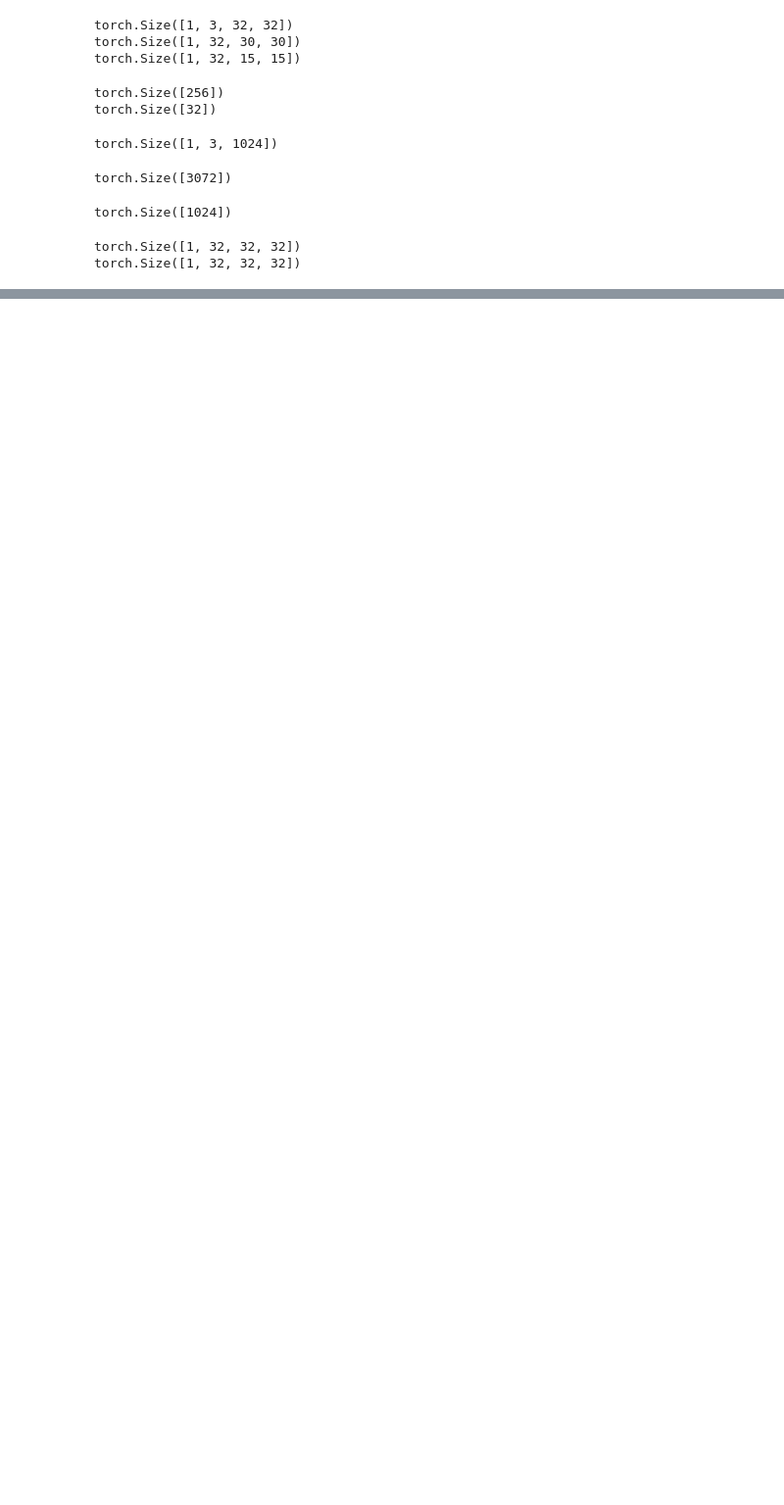
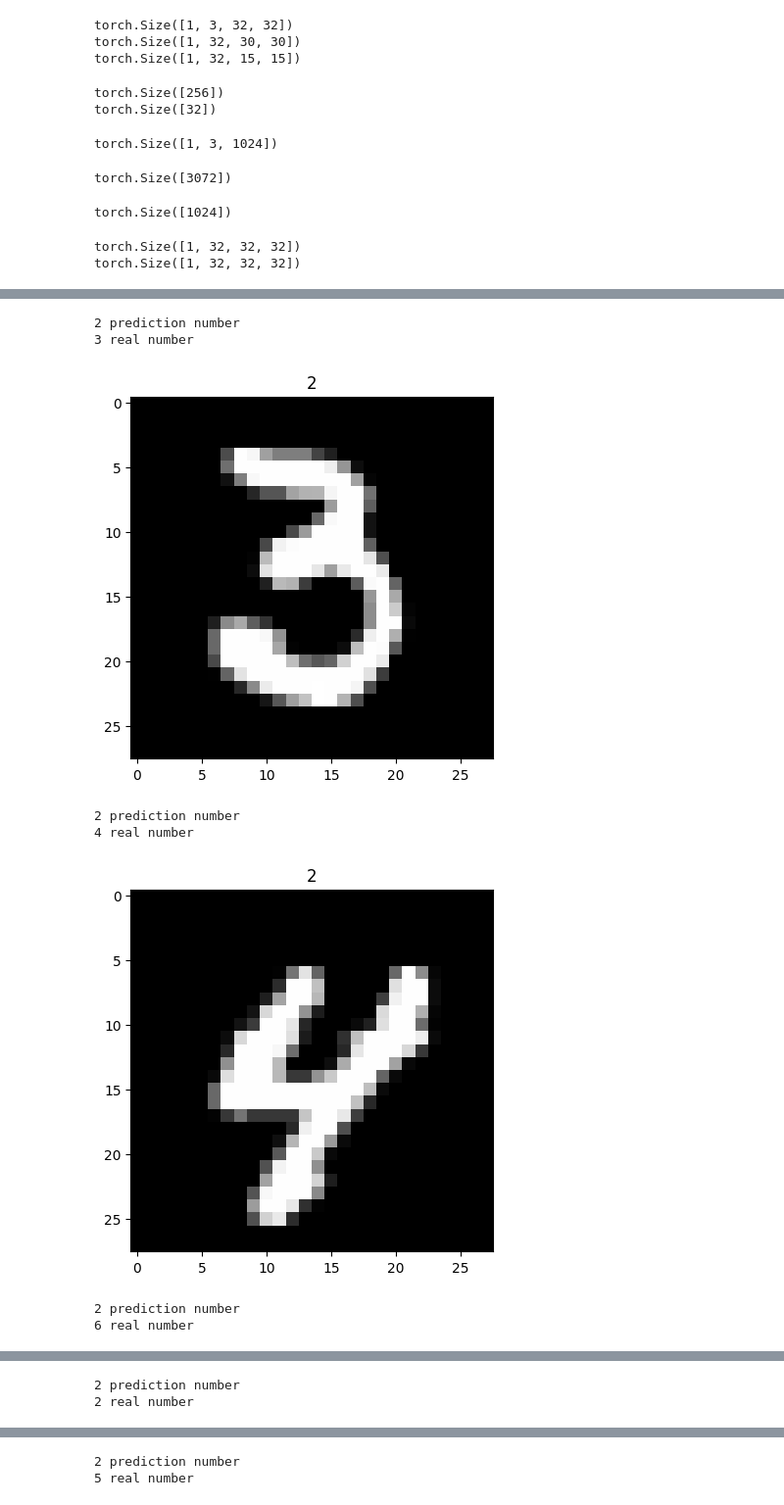
Before and after one commit to andy952359/Day3-Pytroch, a Jupyter notebook: Day3_Pytorch.ipynb, the cells around one changed output, grey strips where cells are left out. Shown: that part at 98% size. Cells and saved outputs as stored; diff of their text form; code cells hidden in the pictures; blank space fills up the shorter version.

```diff
--- a/Day3_Pytorch.ipynb
+++ b/Day3_Pytorch.ipynb
@@ -351,0 +566,4 @@ torch.Size([1, 32, 32, 32])
+# %%
+EPOCH = 1
+BATCH_SIZE = 50
+LR = 0.001
@@ -351,0 +647,3 @@ torch.Size([1, 32, 32, 32])
+# %%
+model = Net().to(device)
+print(model)
@@ -351,0 +658,20 @@ torch.Size([1, 32, 32, 32])
+# %%
+optim = torch.optim.Adam(model.parameters(), lr = LR)
+loss_func = nn.CrossEntropyLoss()
+# %%
+for epoch in range(EPOCH):
+  for step, (batch_x, batch_y) in enumerate(train_loader):
+    batch_x = batch_x.to(device)
+    batch_y = batch_y.to(device)
+    optim.zero_grad()
+    pred = model(batch_x)[0]
+    loss = loss_func(pred, batch_y)
+    loss.backward()
+    optim.step
+
+    if step % 30 == 0:
+      test_x = test_x.to(device)
+      test_output, last_layer = model(test_x)
+      pred_y = torch.max(test_output, 1)[1].data.cpu().numpy()
+      accuracy = float((pred_y == test_y.data.cpu().numpy()).astype(int).sum()) / float(test_y.size(0))
+      print("Epoch: ", epoch, "Step :" , step, "| train loss: %.4f" % loss.data.numpy(), "| test accuracy: %2f" % accuracy)
@@ -351,0 +696,25 @@ torch.Size([1, 32, 32, 32])
+# %%
+import random
+import matplotlib.pyplot as plt
+
+for test_step in range(20):
+  rand_idx = random.randint(0, len(test_x) - 1)
+  test_img = test_x[rand_idx].unsqueeze(0)
+  test_ans = test_y[rand_idx]
+  pred, _ = model(test_img)
+  pred_y = torch.max(pred, 1)[1].data.cpu().numpy()
+  print(pred_y[0], 'prediction number')
+  print(test_ans.data.numpy(), 'real number')
+  plt.imshow(test_data.data[rand_idx].numpy(), cmap = 'gray')
+  plt.title("%i" % pred_y[0])
+  plt.pause(0.5)
+plt.show()
+# %% [output]
+2 prediction number
+3 real number
+[figure, added]
+2 prediction number
+4 real number
+[figure, added]
+2 prediction number
+6 real number
@@ -351,0 +722,2 @@ torch.Size([1, 32, 32, 32])
+2 prediction number
+2 real number
@@ -351,0 +725,2 @@ torch.Size([1, 32, 32, 32])
+2 prediction number
+5 real number
```
Also changed, not shown: parts of 22 cells of this notebook.
